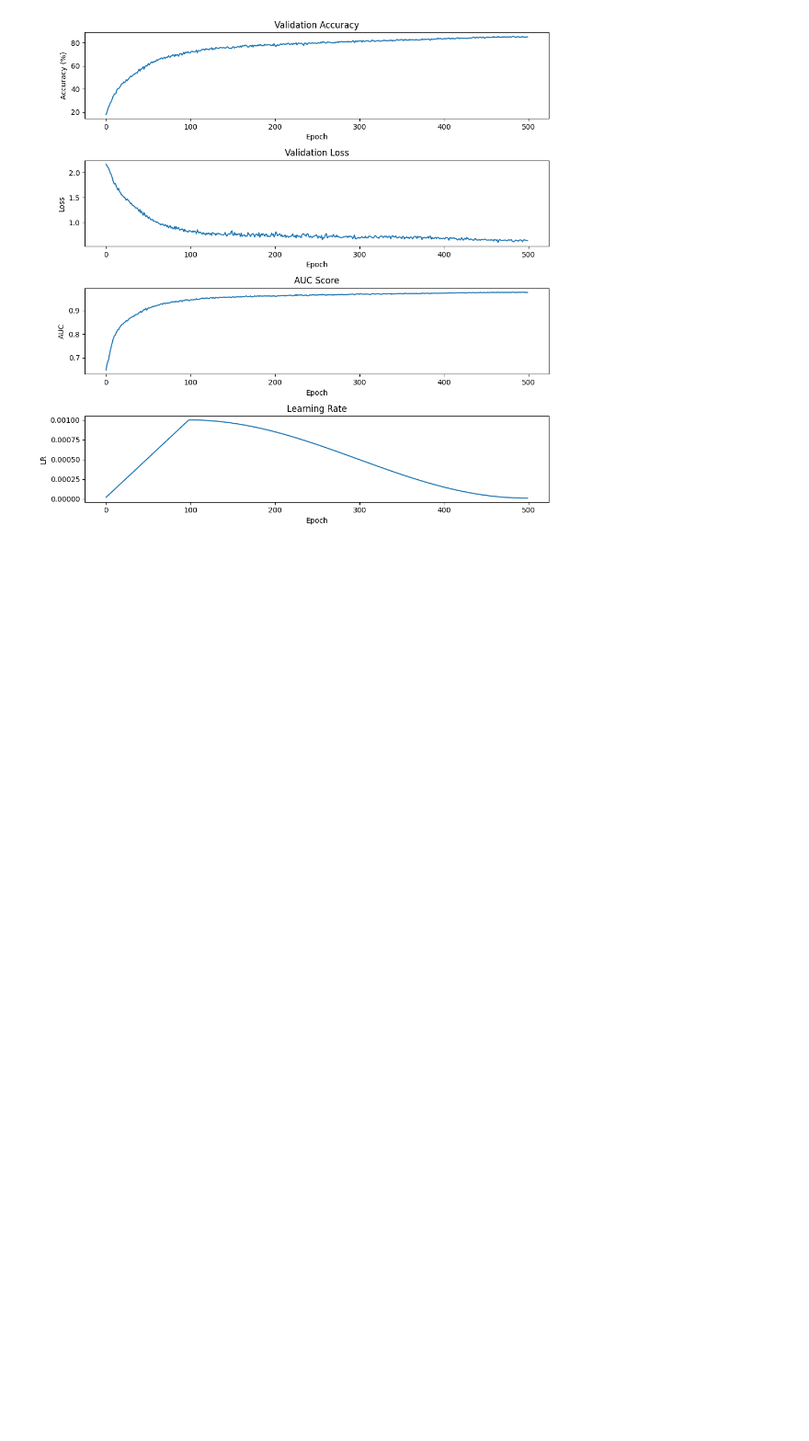
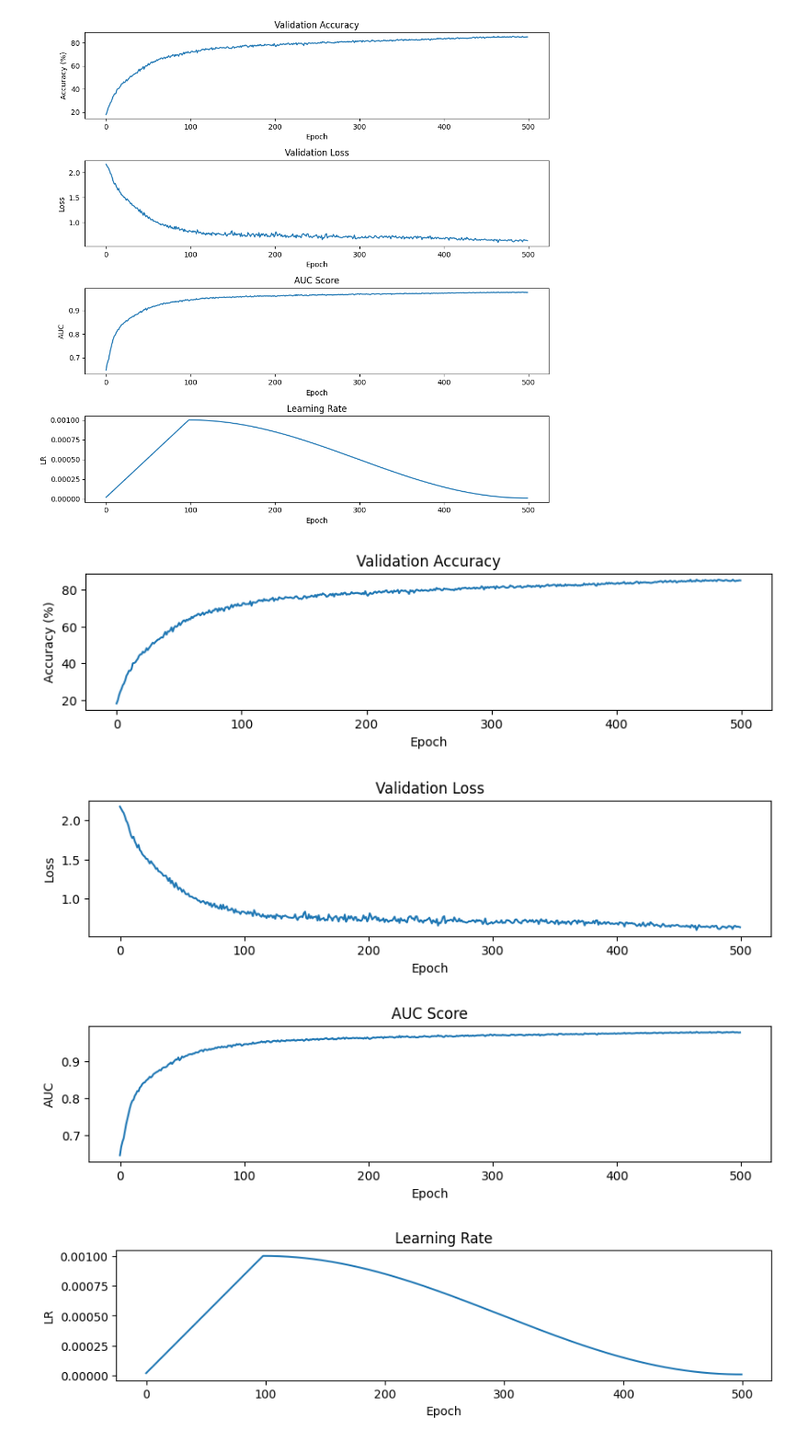
Before and after one commit to VincentZhou11/COMP562Final, a Jupyter notebook: COMP562_Final_Project.ipynb, the cells around one changed output. Shown at 92% size. Cells and saved outputs as stored; diff of their text form; code cells hidden in the pictures; blank space fills up the shorter version.

```diff
--- a/COMP562_Final_Project.ipynb
+++ b/COMP562_Final_Project.ipynb
@@ -53,7 +53,7 @@ Files already downloaded and verified
 # %% [markdown]
 # Model Definition
 # %%
-class PatchEmbeddings(nn.Module):
+class ConvPatch(nn.Module):
     def __init__(self, image_size, patch_size, num_channels, hidden_size):
         super().__init__()
         self.num_patches = (image_size // patch_size) ** 2
@@ -68,8 +68,8 @@ class PatchEmbeddings(nn.Module):
 class Embeddings(nn.Module):
     def __init__(self, image_size, patch_size, num_channels, hidden_size, dropout_prob):
         super().__init__()
-        self.patch_embeddings = PatchEmbeddings(image_size, patch_size, num_channels, hidden_size)
-        self.cls_token = nn.Parameter(torch.randn(1, 1, hidden_size))
+        self.patch_embeddings = ConvPatch(image_size, patch_size, num_channels, hidden_size)
+        self.cls_token = nn.Parameter(torch.randn(1, 1, hidden_size)) # [CLS] token acts as global representation vector after Transformer Encoder
         self.position_embeddings = nn.Parameter(
             torch.randn(1, self.patch_embeddings.num_patches + 1, hidden_size)
         ) # Learnable position embeddings as opposed to sinusoidal embeddings
@@ -79,7 +79,7 @@ class Embeddings(nn.Module):
         x = self.patch_embeddings(x)
         batch_size, _, _ = x.size()
         cls_tokens = self.cls_token.expand(batch_size, -1, -1)
-        x = torch.cat((cls_tokens, x), dim=1)
+        x = torch.cat((cls_tokens, x), dim=1) # Concatenate [CLS] token
         x = x + self.position_embeddings
         return self.dropout(x)
 
@@ -347,3 +340,38 @@ plt.tight_layout()
 plt.show()
 # %% [output]
 [figure]
+# %%
+import matplotlib.pyplot as plt
+
+plt.figure(figsize=(10, 2))
+plt.plot(accuracy_list)
+plt.title('Validation Accuracy')
+plt.xlabel('Epoch')
+plt.ylabel('Accuracy (%)')
+plt.show()
+
+plt.figure(figsize=(10, 2))
+plt.plot(loss_list)
+plt.title('Validation Loss')
+plt.xlabel('Epoch')
+plt.ylabel('Loss')
+plt.show()
+
+plt.figure(figsize=(10, 2))
+plt.plot(auc_score_list)
+plt.title('AUC Score')
+plt.xlabel('Epoch')
+plt.ylabel('AUC')
+plt.show()
+
+plt.figure(figsize=(10, 2))
+plt.plot(learning_rate_list)
+plt.title('Learning Rate')
+plt.xlabel('Epoch')
+plt.ylabel('LR')
+plt.show()
+# %% [output]
+[figure, added]
+[figure, added]
+[figure, added]
+[figure, added]
```
Also changed, not shown: parts of 2 cells of this notebook.
